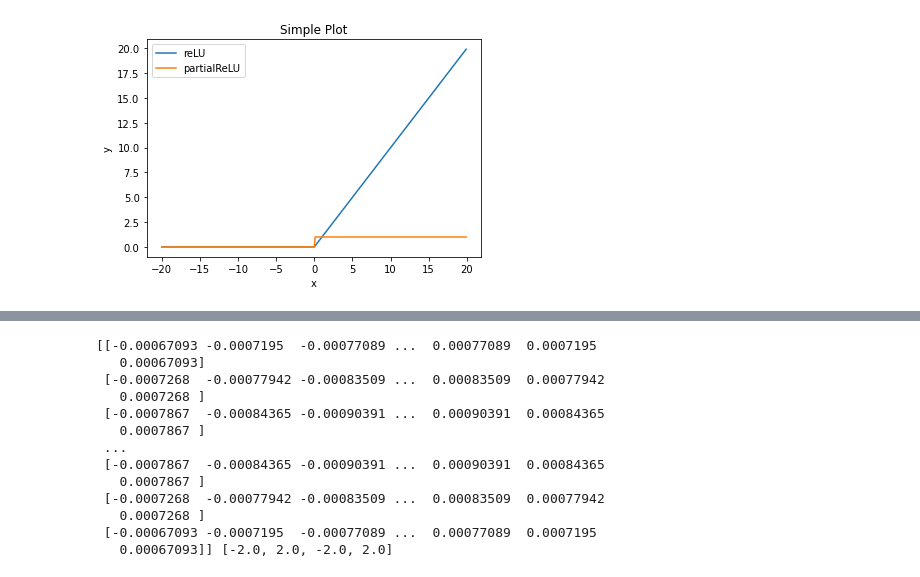
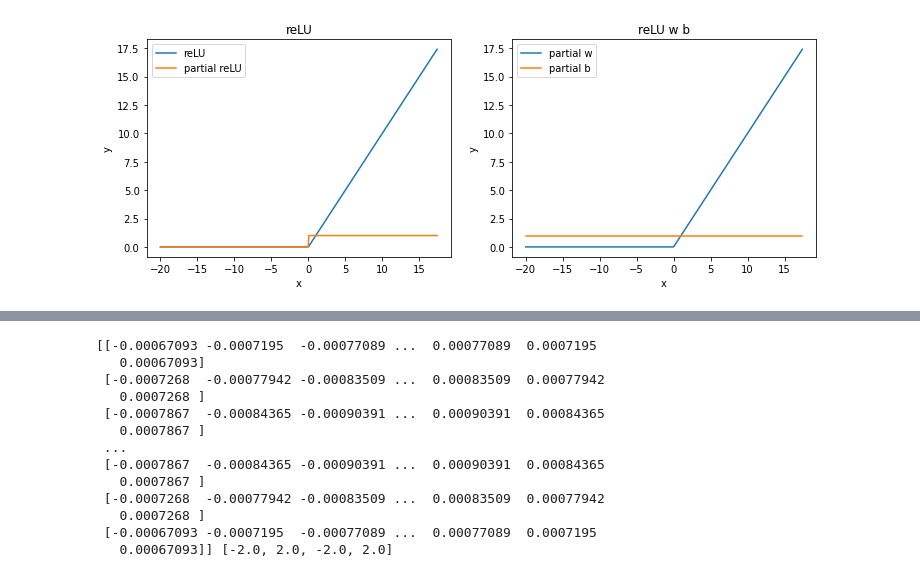
Before and after one commit to thetime50/colab-notebook, a Jupyter notebook: machine-learning/gradient_descent.ipynb, the cells around one changed output, grey strips where cells are left out. Saved outputs shown, nothing was run; the diff lists cells and outputs as text; code cells hidden in the pictures.

```diff
--- a/machine-learning/gradient_descent.ipynb
+++ b/machine-learning/gradient_descent.ipynb
@@ -1,36 +1,51 @@
 # %% [markdown]
 <a href="https://colab.research.google.com/github/thetime50/colab-notebook/blob/main/machine-learning/gradient_descent.ipynb" target="_parent"><img src="https://colab.research.google.com/assets/colab-badge.svg" alt="Open In Colab"/></a>
-# %%
-import matplotlib.pyplot as plt
-import numpy as np
-import random
-
-
-class Fun:
-  def __init__(self,fun,pFun):
-    self.fun = fun
-    self.pFun = pFun
-
-reLU = Fun( (lambda x:x>0 and x or 0),(lambda x:x>0 and 1 or 0))
-
-
-x = np.array(range(-200,200,1),np.float16)/10
-yr = [ reLU.fun(i) for i in x]
-ypr = [ reLU.pFun(i) for i in x]
-
-plt.plot(x, yr, label='reLU')
-plt.plot(x, ypr, label='partialReLU')
-
-plt.xlabel('x')
-plt.ylabel('y')
-
-plt.title("Simple Plot")
-
-plt.legend()
-
-plt.show()
-# %% [output]
-[figure, removed]
+# %%
+import matplotlib.pyplot as plt
+import numpy as np
+import random
+
+
+class Fun:
+  def __init__(self,fun,pFun,pwFun,pbFun):
+    self.fun = fun
+    self.pFun = pFun
+    self.pwFun = pwFun
+    self.pbFun = pbFun
+
+def drawFun(title,f,start=-20,end=20,step=0.1):
+  x = np.arange(start,end,step,np.float16)
+  yr = [ f.fun(i) for i in x]
+  ypr = [ f.pFun(i) for i in x]
+  ypwr = [ f.pwFun(i) for i in x]
+  ypbr = [ f.pbFun(i) for i in x]
+
+  plt.figure(figsize=(6*2,4))
+  plt.subplot(121)
+  plt.plot(x, yr, label=title)
+  plt.plot(x, ypr, label='partial '+title)
+  plt.xlabel('x')
+  plt.ylabel('y')
+  plt.legend()
+  plt.title("{}".format(title))
+  plt.subplot(122)
+  plt.plot(x, ypwr, label='partial w')
+  plt.plot(x, ypbr, label='partial b')
+  plt.xlabel('x')
+  plt.ylabel('y')
+  plt.legend()
+  plt.title("{} w b".format(title))
+  plt.show()
+
+reLU = Fun(
+  (lambda x:x>0 and x or 0),
+  (lambda x:x>0 and 1 or 0),
+  (lambda x:x>0 and x or 0),
+  (lambda x: 1)
+)
+drawFun('reLU',reLU)
+# %% [output]
+[figure, added]
 # %%
 class Neurel:
   def __init__(self,w,b,f=reLU):
```
Also changed, not shown: parts of 6 cells of this notebook.
